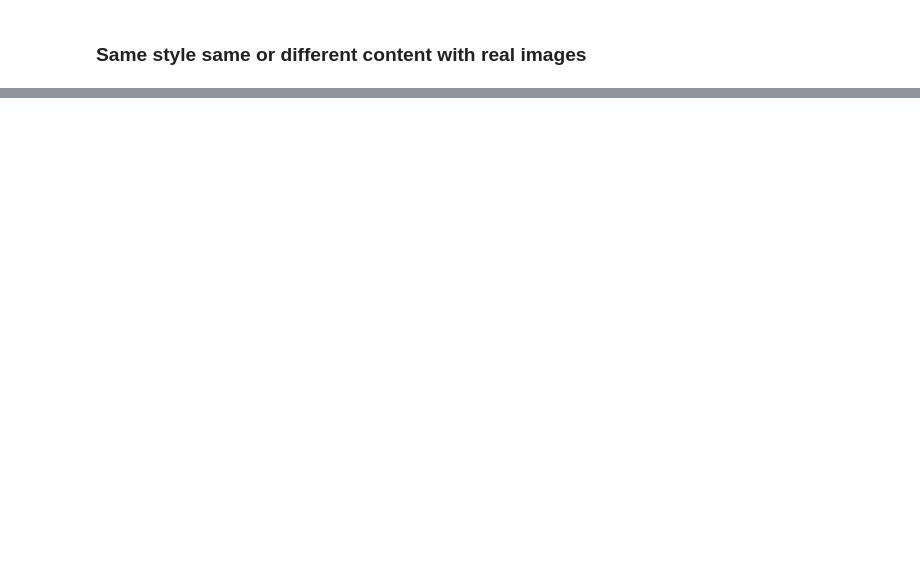
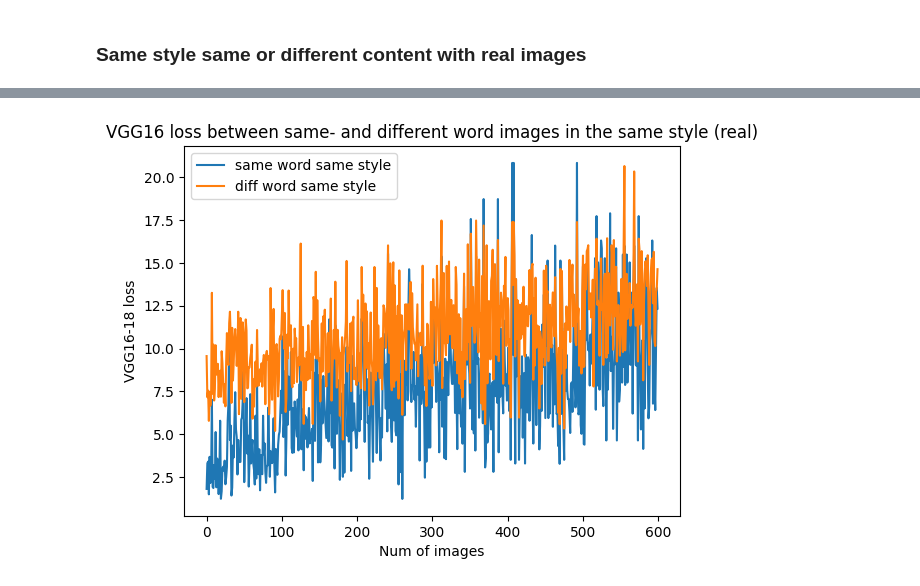
Before and after one commit to Lisa-dk/self-supervised-htr, a Jupyter notebook: small_experiments/style_exp.ipynb, the cells around one changed output, grey strips where cells are left out. Cells and saved outputs as stored; diff of their text form; code cells hidden in the pictures; blank space fills up the shorter version.

```diff
--- a/small_experiments/style_exp.ipynb
+++ b/small_experiments/style_exp.ipynb
@@ -274,0 +360,11 @@ Britain 2
+# %%
+plt.plot(losses_same_real, label="same word same style")
+plt.plot(losses_diff_real, label='diff word same style')
+plt.legend()
+plt.xlabel("Num of images")
+plt.ylabel("VGG16-18 loss")
+plt.title("VGG16 loss between same- and different word images in the same style (real)")
+plt.savefig("./vgg_loss_data_real.png")
+plt.show()
+# %% [output]
+[figure, added]
```
Also changed, not shown: parts of 10 cells of this notebook, 12 other files.
